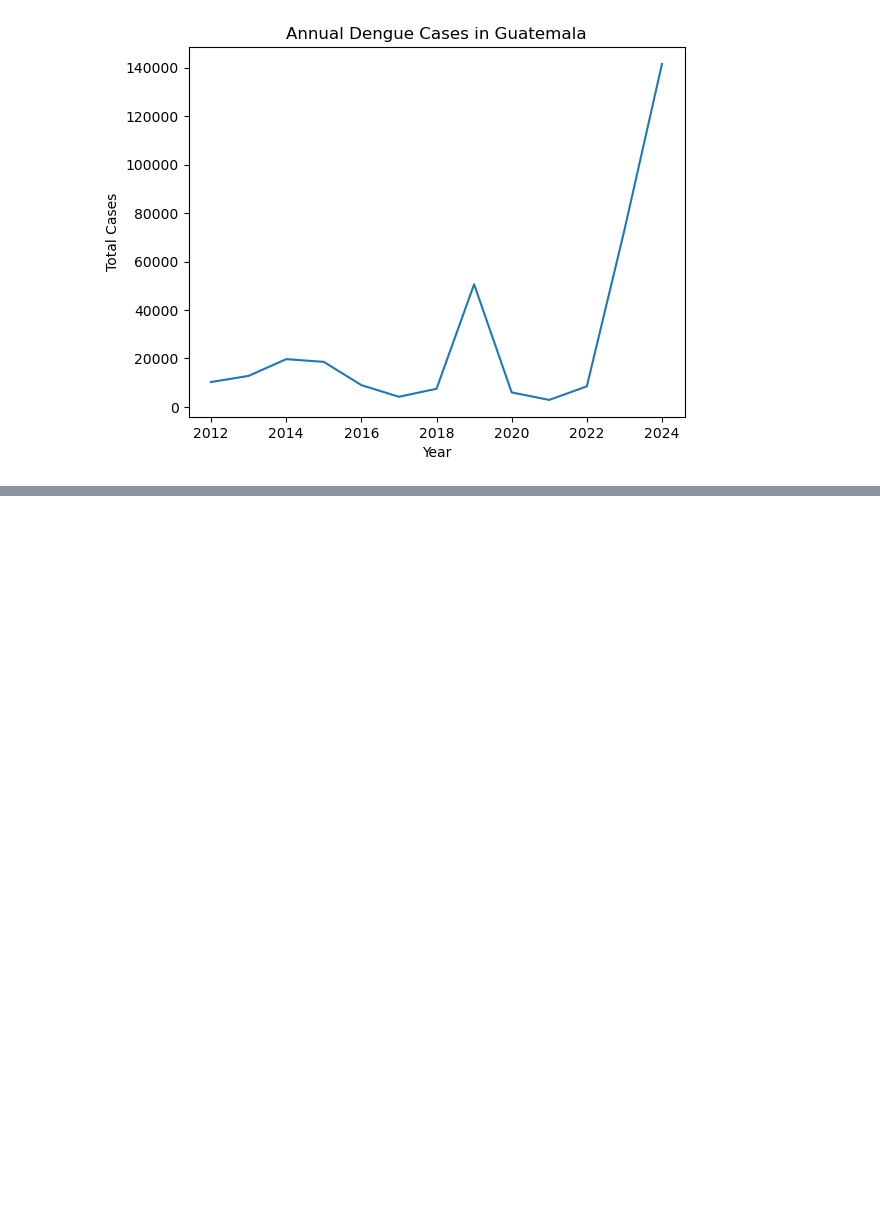
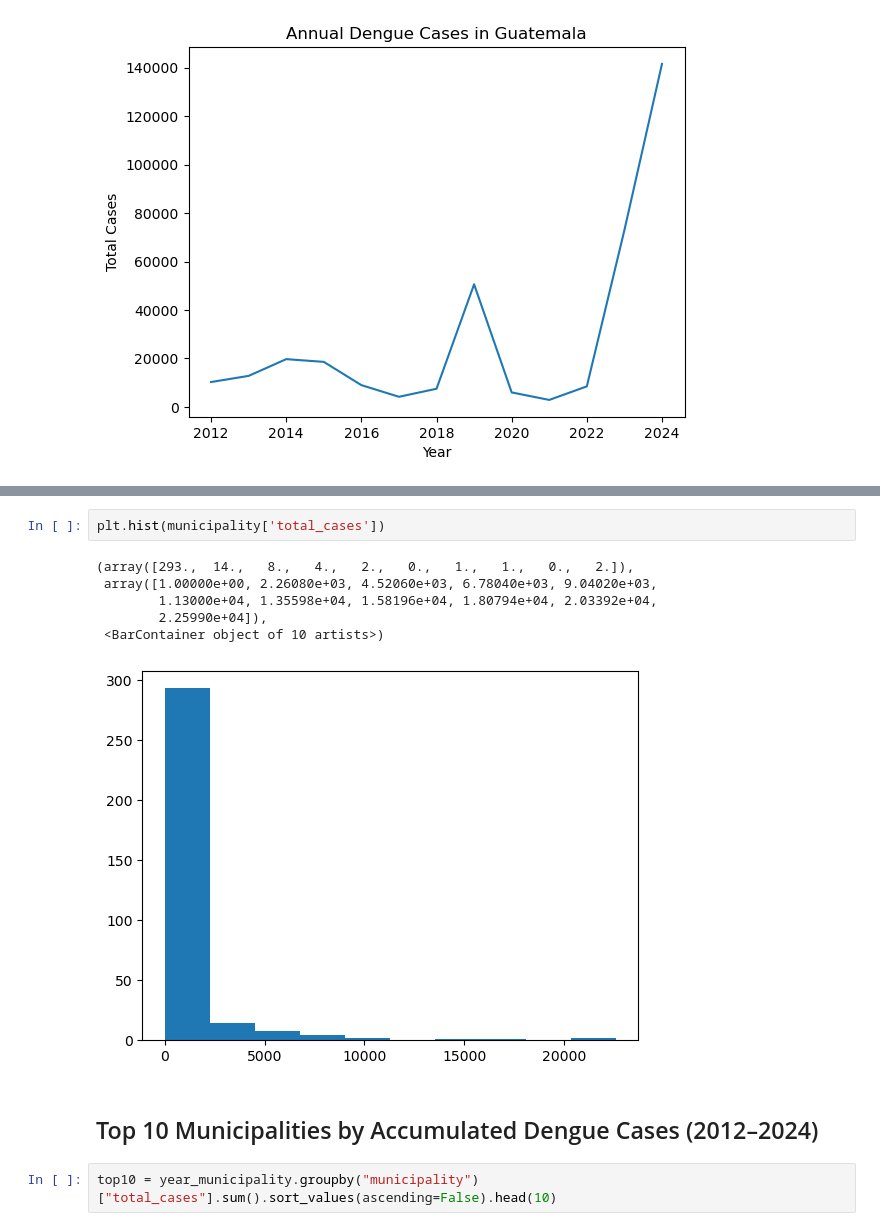
Before and after one commit to medranow/data-analyst-portfolio, a Jupyter notebook: 1_sql_salud_enfermedad/notebook/00_mspas_pndas.practice.ipynb, the cells around one changed output, grey strips where cells are left out. Cells and saved outputs as stored; diff of their text form; blank space fills up the shorter version.

```diff
--- a/1_sql_salud_enfermedad/notebook/00_mspas_pndas.practice.ipynb
+++ b/1_sql_salud_enfermedad/notebook/00_mspas_pndas.practice.ipynb
@@ -160,3 +179,16 @@ plt.ylabel("Total Cases")
 plt.show()
 # %% [output]
 [figure]
+# %%
+plt.hist(municipality['total_cases'])
+# %% [output]
+(array([293.,  14.,   8.,   4.,   2.,   0.,   1.,   1.,   0.,   2.]),
+ array([1.00000e+00, 2.26080e+03, 4.52060e+03, 6.78040e+03, 9.04020e+03,
+        1.13000e+04, 1.35598e+04, 1.58196e+04, 1.80794e+04, 2.03392e+04,
+        2.25990e+04]),
+ <BarContainer object of 10 artists>)
+[figure, added]
+# %% [markdown]
+## Top 10 Municipalities by Accumulated Dengue Cases (2012–2024)
+# %%
+top10 = year_municipality.groupby("municipality")["total_cases"].sum().sort_values(ascending=False).head(10)
```
Also changed, not shown: parts of 16 cells of this notebook.
